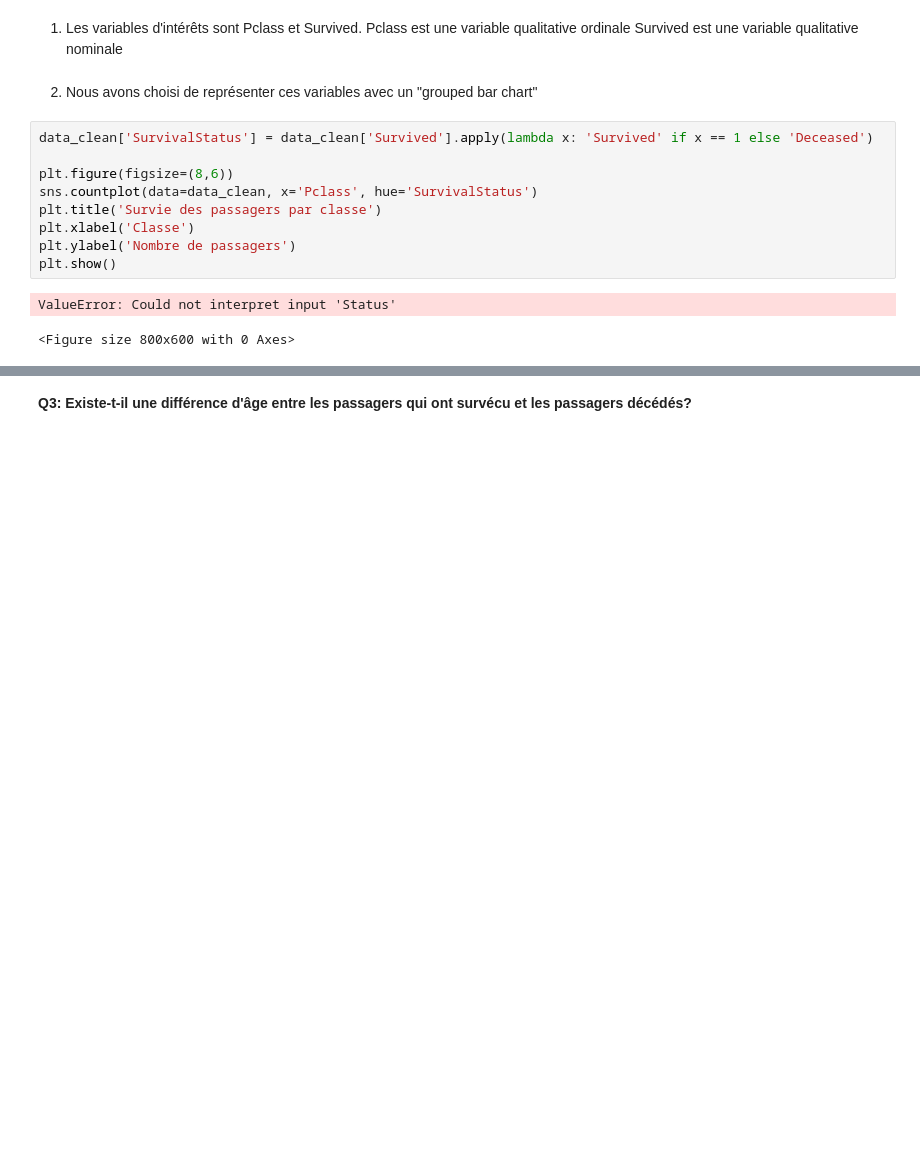
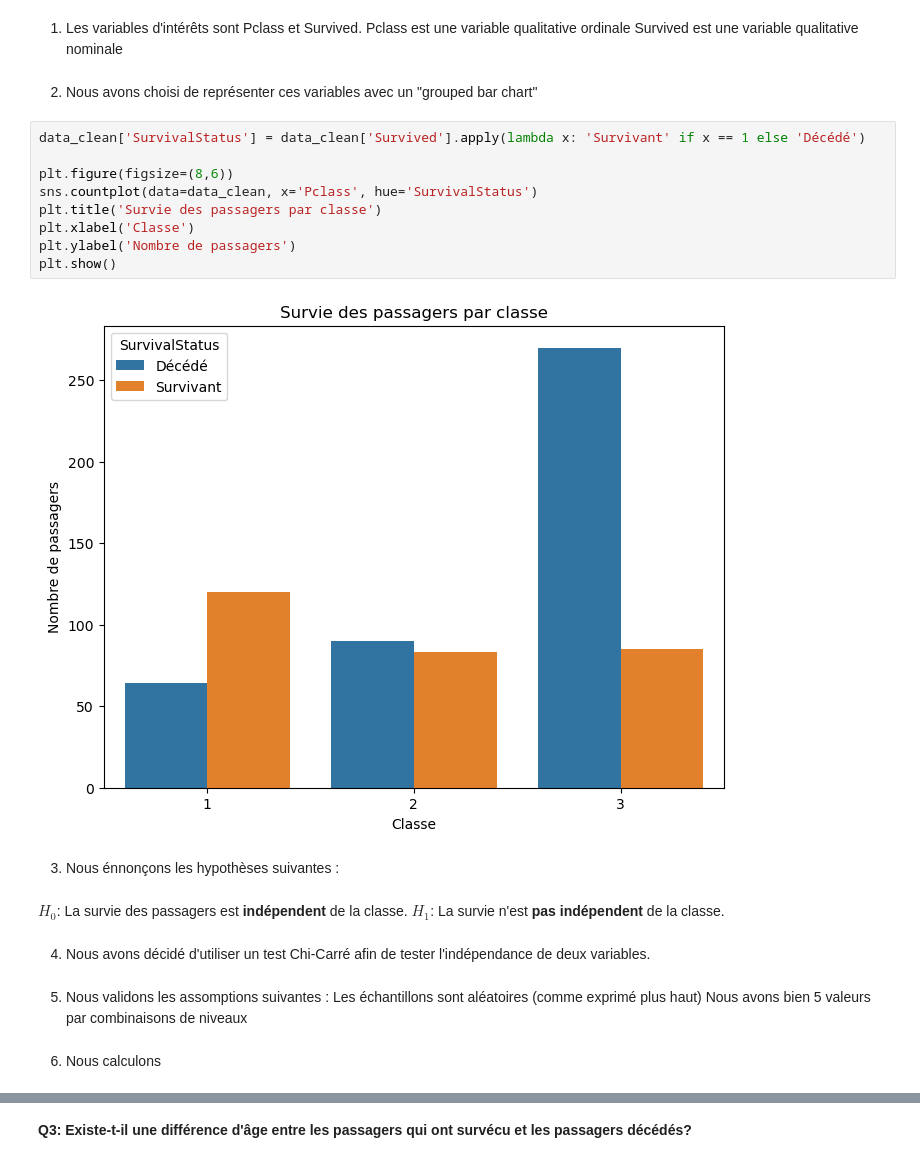
Before and after one commit to Dortgoth/Data_analysis_Project, a Jupyter notebook: projet_Olivier_Guillaume.ipynb, the cells around one changed output, grey strips where cells are left out. Saved outputs shown, nothing was run; the diff lists cells and outputs as text; blank space fills up the shorter version.

```diff
--- a/projet_Olivier_Guillaume.ipynb
+++ b/projet_Olivier_Guillaume.ipynb
@@ -205,14 +205,25 @@ Cela indique que l'âge moyen de la population du Titanic est relativement simil
 # %% [markdown]
 2. Nous avons choisi de représenter ces variables avec un "grouped bar chart"
 # %%
-data_clean['SurvivalStatus'] = data_clean['Survived'].apply(lambda x: 'Survived' if x == 1 else 'Deceased')
+data_clean['SurvivalStatus'] = data_clean['Survived'].apply(lambda x: 'Survivant' if x == 1 else 'Décédé')
 
 plt.figure(figsize=(8,6))
 sns.countplot(data=data_clean, x='Pclass', hue='SurvivalStatus')
 plt.title('Survie des passagers par classe')
 plt.xlabel('Classe')
 plt.ylabel('Nombre de passagers')
 plt.show()
 # %% [output]
-ValueError: Could not interpret input 'Status'
-<Figure size 800x600 with 0 Axes>
+[figure, added]
+# %% [markdown]
+3. Nous énnonçons les hypothèses suivantes :
+# %% [markdown]
+$H_0$: La survie des passagers est **indépendent** de la classe. $H_1$: La survie n'est **pas indépendent** de la classe.
+# %% [markdown]
+4. Nous avons décidé d'utiliser un test Chi-Carré afin de tester l'indépendance de deux variables.
+# %% [markdown]
+5. Nous validons les assomptions suivantes :
+    Les échantillons sont aléatoires (comme exprimé plus haut)
+    Nous avons bien 5 valeurs par combinaisons de niveaux
+# %% [markdown]
+6. Nous calculons
```
Also changed, not shown: parts of 24 cells of this notebook, 2 other files.
